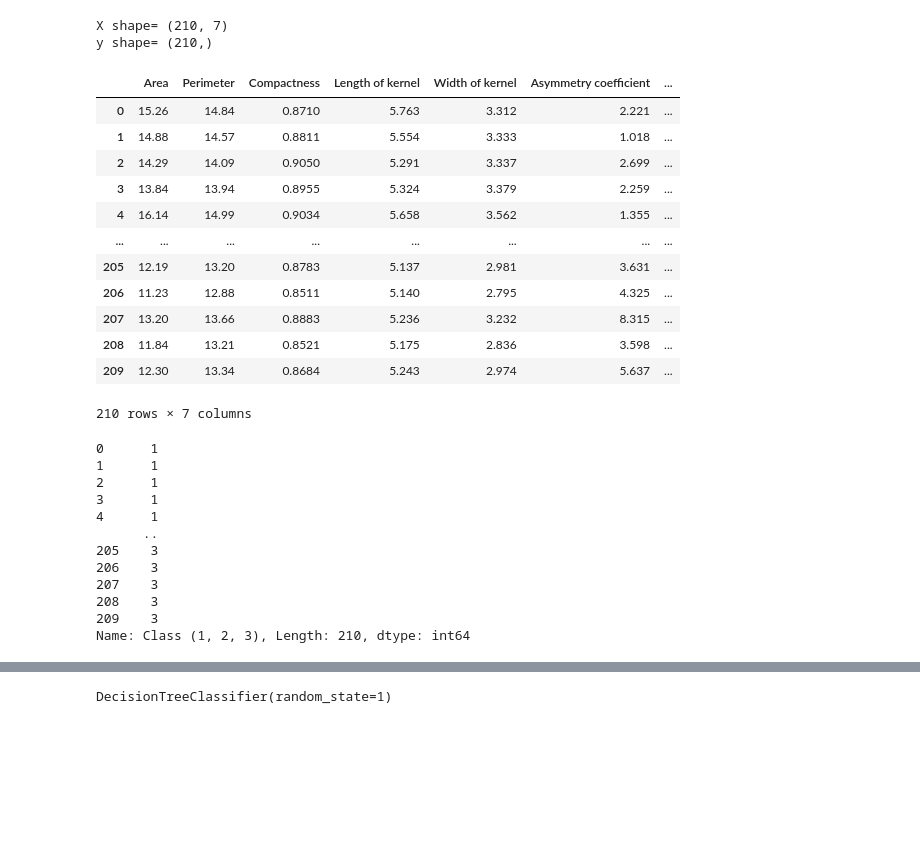
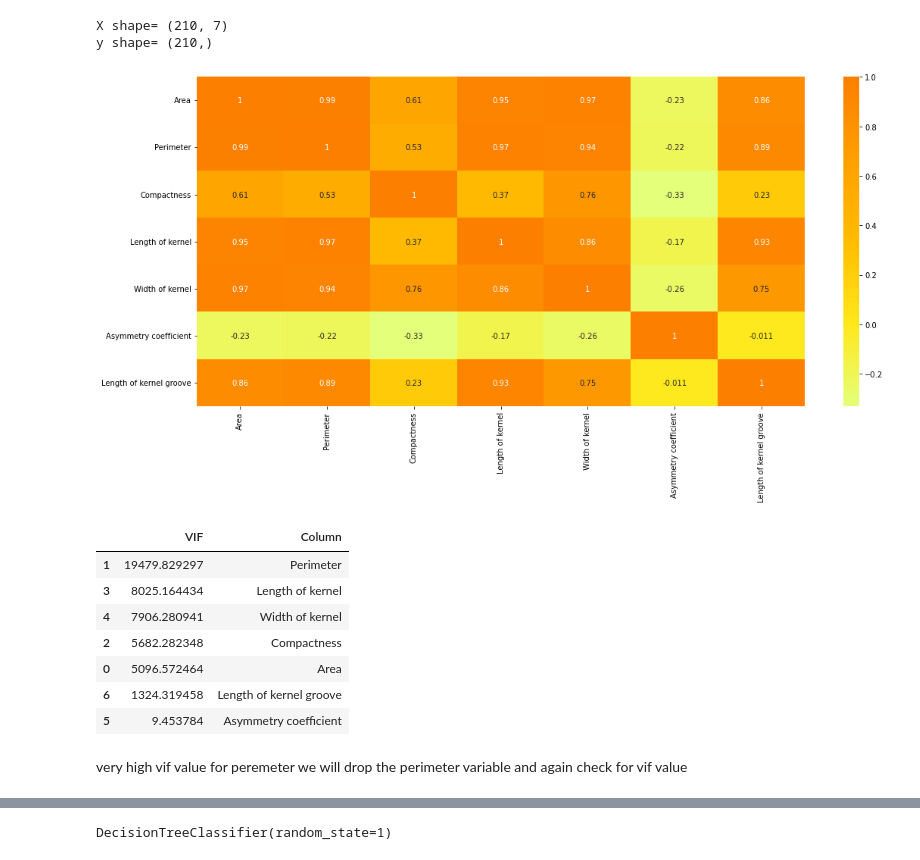
Before and after one commit to sandeepbansode/Machine_Learning_Data_Science, a Jupyter notebook: Decision_Trees_Implementation_(Classification_and_Regression).ipynb, the cells around one changed output, grey strips where cells are left out. Cells and saved outputs as stored; diff of their text form; code cells hidden in the pictures; blank space fills up the shorter version.

```diff
--- a/Decision_Trees_Implementation_(Classification_and_Regression).ipynb
+++ b/Decision_Trees_Implementation_(Classification_and_Regression).ipynb
@@ -248,34 +242,32 @@ print('y shape=', y.shape)
 # %% [output]
 X shape= (210, 7)
 y shape= (210,)
-# %%
-X
-# %% [output]
-|  | Area | Perimeter | Compactness | Length of kernel | Width of kernel | Asymmetry coefficient | ... |
-| 0 | 15.26 | 14.84 | 0.8710 | 5.763 | 3.312 | 2.221 | ... |
-| 1 | 14.88 | 14.57 | 0.8811 | 5.554 | 3.333 | 1.018 | ... |
-| 2 | 14.29 | 14.09 | 0.9050 | 5.291 | 3.337 | 2.699 | ... |
-| 3 | 13.84 | 13.94 | 0.8955 | 5.324 | 3.379 | 2.259 | ... |
-| 4 | 16.14 | 14.99 | 0.9034 | 5.658 | 3.562 | 1.355 | ... |
-| ... | ... | ... | ... | ... | ... | ... | ... |
-| 205 | 12.19 | 13.20 | 0.8783 | 5.137 | 2.981 | 3.631 | ... |
-| 206 | 11.23 | 12.88 | 0.8511 | 5.140 | 2.795 | 4.325 | ... |
-| 207 | 13.20 | 13.66 | 0.8883 | 5.236 | 3.232 | 8.315 | ... |
-| 208 | 11.84 | 13.21 | 0.8521 | 5.175 | 2.836 | 3.598 | ... |
-| 209 | 12.30 | 13.34 | 0.8684 | 5.243 | 2.974 | 5.637 | ... |
-210 rows × 7 columns
-# %%
-y
-# %% [output]
-0      1
-1      1
-2      1
-3      1
-4      1
-      ..
-205    3
-206    3
-207    3
-208    3
-209    3
-Name: Class (1, 2, 3), Length: 210, dtype: int64
+# %%
+#correlation plot
+#Thier no correlation among variables.
+plt.figure(figsize=(18,8))
+corr = X.corr()
+sns.heatmap(corr , cmap = 'Wistia' , annot = True);
+# %% [output]
+[figure, added]
+# %%
+import statsmodels.api as sm
+from statsmodels.stats.outliers_influence import variance_inflation_factor
+
+#X = df[list(df.columns[:-1])]
+
+vif_info = pd.DataFrame()
+vif_info['VIF'] = [variance_inflation_factor(X.values, i) for i in range(X.shape[1])]
+vif_info['Column'] = X.columns
+vif_info.sort_values('VIF', ascending=False)
+# %% [output]
+|  | VIF | Column |
+| 1 | 19479.829297 | Perimeter |
+| 3 | 8025.164434 | Length of kernel |
+| 4 | 7906.280941 | Width of kernel |
+| 2 | 5682.282348 | Compactness |
+| 0 | 5096.572464 | Area |
+| 6 | 1324.319458 | Length of kernel groove |
+| 5 | 9.453784 | Asymmetry coefficient |
+# %% [markdown]
+very high vif value for peremeter we will drop the perimeter variable and again check for vif value
```
Also changed, not shown: parts of 44 cells of this notebook.
